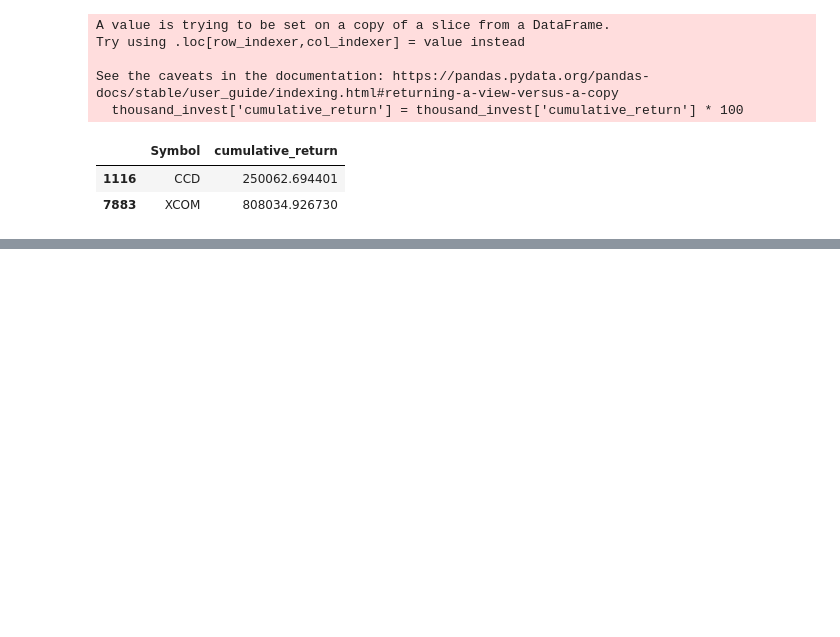
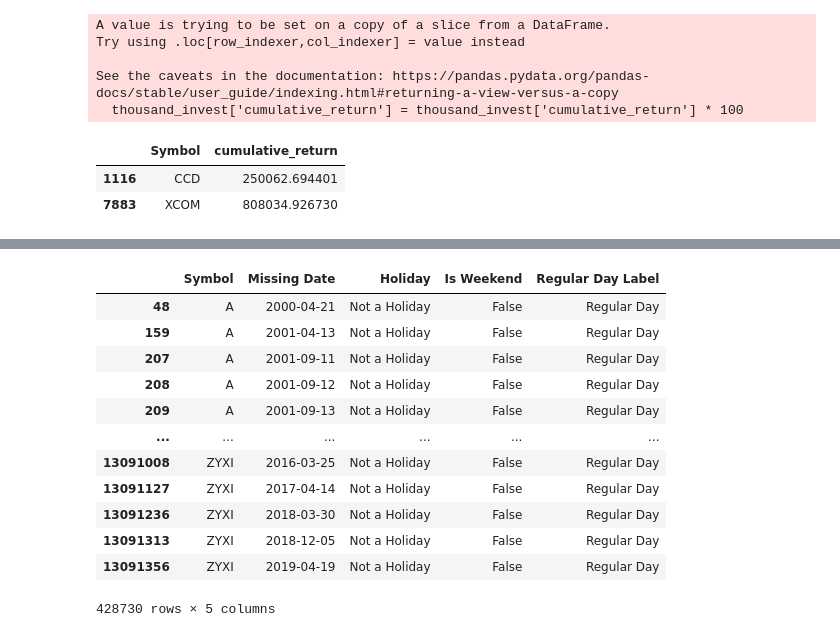
Before and after one commit to york-june-ets/gsharrow-market-etl, a Jupyter notebook: Gsharrow-market-etl.ipynb, the cells around one changed output, grey strips where cells are left out. Cells and saved outputs as stored; diff of their text form; code cells hidden in the pictures; blank space fills up the shorter version.

```diff
--- a/Gsharrow-market-etl.ipynb
+++ b/Gsharrow-market-etl.ipynb
@@ -675,0 +739,19 @@ See the caveats in the documentation: https://pandas.pydata.org/pandas-docs/stab
+# %%
+# Part 3.c Finish
+
+regular_days = missing_daily_prices[missing_daily_prices['Regular Day Label'] == 'Regular Day']
+regular_days
+# %% [output]
+|  | Symbol | Missing Date | Holiday | Is Weekend | Regular Day Label |
+| 48 | A | 2000-04-21 | Not a Holiday | False | Regular Day |
+| 159 | A | 2001-04-13 | Not a Holiday | False | Regular Day |
+| 207 | A | 2001-09-11 | Not a Holiday | False | Regular Day |
+| 208 | A | 2001-09-12 | Not a Holiday | False | Regular Day |
+| 209 | A | 2001-09-13 | Not a Holiday | False | Regular Day |
+| ... | ... | ... | ... | ... | ... |
+| 13091008 | ZYXI | 2016-03-25 | Not a Holiday | False | Regular Day |
+| 13091127 | ZYXI | 2017-04-14 | Not a Holiday | False | Regular Day |
+| 13091236 | ZYXI | 2018-03-30 | Not a Holiday | False | Regular Day |
+| 13091313 | ZYXI | 2018-12-05 | Not a Holiday | False | Regular Day |
+| 13091356 | ZYXI | 2019-04-19 | Not a Holiday | False | Regular Day |
+428730 rows × 5 columns
```
Also changed, not shown: parts of 17 cells of this notebook.
